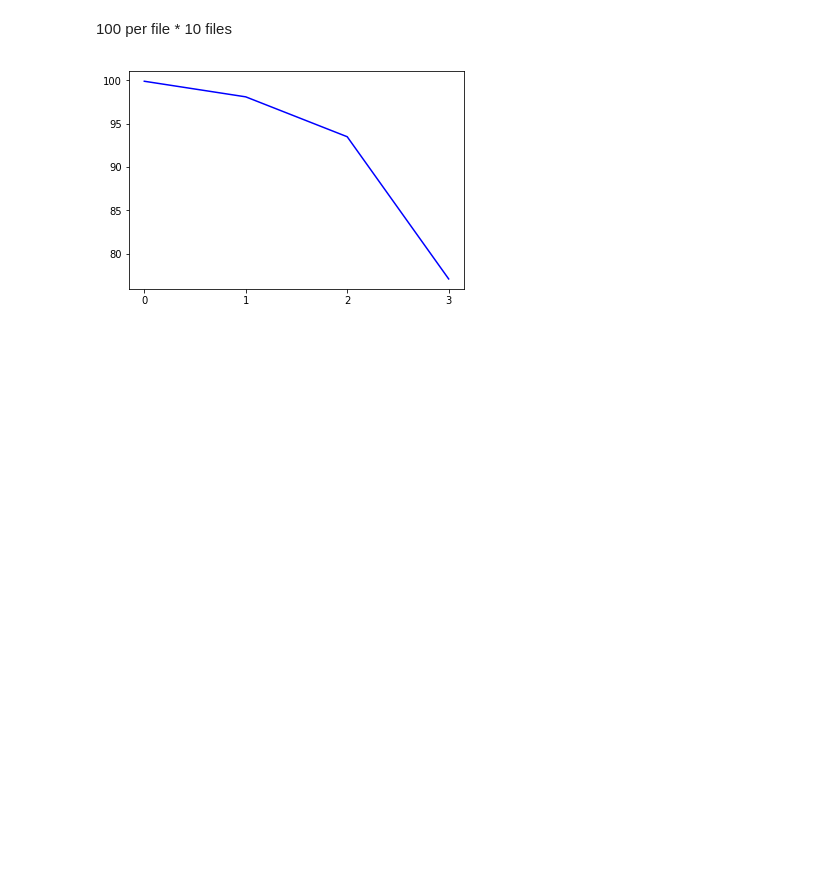
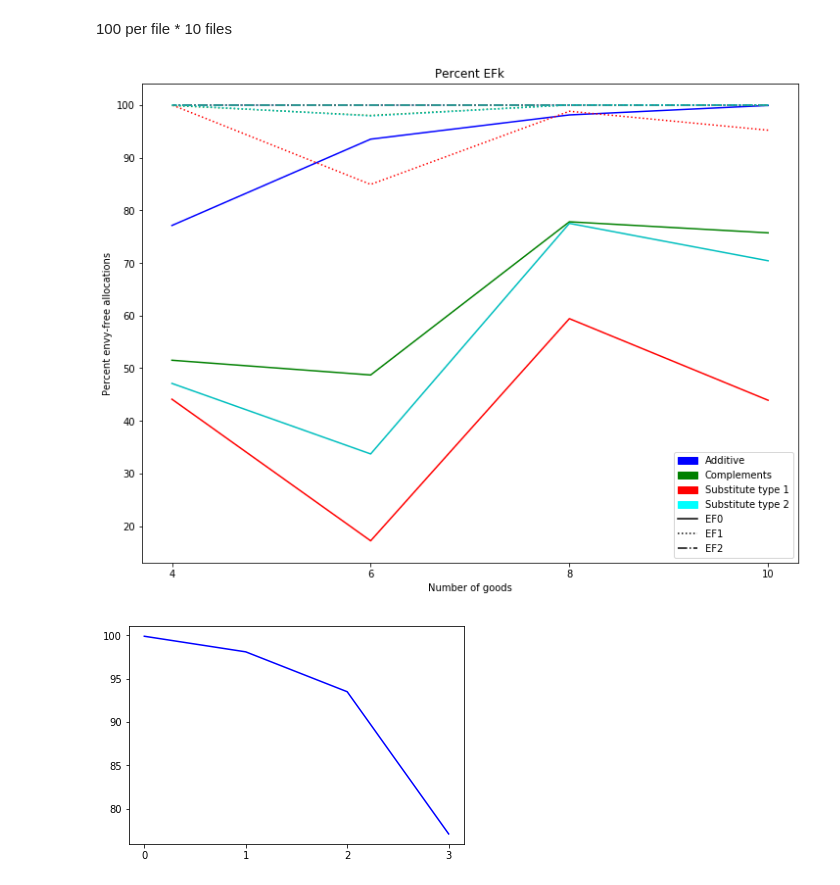
Before and after one commit to shailr/ef-alloc-experiments, a Jupyter notebook: EF_analysis.ipynb, the cells around one changed output. Cells and saved outputs as stored; diff of their text form; code cells hidden in the pictures; blank space fills up the shorter version.

```diff
--- a/EF_analysis.ipynb
+++ b/EF_analysis.ipynb
@@ -31,6 +33,21 @@ dir_uv_r8_u2 = "/home/shail/work/UIC/ef-alloc-experiments/nash_allocs_random_uv_
 
 dir_u = [dir_u_r10_u2, dir_u_r8_u2, dir_u_r6_u2, dir_u_r4_u2]
 dir_uv = [dir_uv_r10_u2, dir_uv_r8_u2, dir_uv_r6_u2, dir_uv_r4_u2]
+# %%
+dir_us1_r10_u2 = "/home/shail/work/UIC/ef-alloc-experiments/nash_allocs_random_us1_r10_u2/"
+dir_us2_r10_u2 = "/home/shail/work/UIC/ef-alloc-experiments/nash_allocs_random_us2_r10_u2/"
+
+dir_us1_r8_u2 = "/home/shail/work/UIC/ef-alloc-experiments/nash_allocs_random_us1_r8_u2/"
+dir_us2_r8_u2 = "/home/shail/work/UIC/ef-alloc-experiments/nash_allocs_random_us2_r8_u2/"
+
+dir_us1_r6_u2 = "/home/shail/work/UIC/ef-alloc-experiments/nash_allocs_random_us1_r6_u2/"
+dir_us2_r6_u2 = "/home/shail/work/UIC/ef-alloc-experiments/nash_allocs_random_us2_r6_u2/"
+
+dir_us1_r4_u2 = "/home/shail/work/UIC/ef-alloc-experiments/nash_allocs_random_us1_r4_u2/"
+dir_us2_r4_u2 = "/home/shail/work/UIC/ef-alloc-experiments/nash_allocs_random_us2_r4_u2/"
+
+dir_us1 = [dir_us1_r10_u2, dir_us1_r8_u2, dir_us1_r6_u2, dir_us1_r4_u2]
+dir_us2 = [dir_us2_r10_u2, dir_us2_r8_u2, dir_us2_r6_u2, dir_us2_r4_u2]
 # %%
 # failtemp = np.argwhere(ef1_map==False)[0][0]
 # print(failtemp)
@@ -59,6 +76,41 @@ def plotmatseries(series):
         for j in range(series.shape[2]):
             plt.plot(range(0, len(series[:, i, j]), 1), series[:, i, j], '-')
     plt.show()
+# %%
+plt.figure(random.randint(0, 100), figsize=(12,9))
+xticks = np.array([10, 8, 6, 4])
+yticks = np.array(range(0, 101, 10))
+plt.xticks(xticks)
+plt.yticks(yticks)
+
+plt.plot(xticks, getseries(dir_u, "ef0_percent"), 'b-')
+plt.plot(xticks, getseries(dir_u, "ef1_percent"), 'b:')
+plt.plot(xticks, getseries(dir_u, "ef2_percent"), 'b-.')
+plt.plot(xticks, getseries(dir_uv, "ef0_percent"), 'g-')
+plt.plot(xticks, getseries(dir_uv, "ef1_percent"), 'g:')
+plt.plot(xticks, getseries(dir_uv, "ef2_percent"), 'g-.')
+plt.plot(xticks, getseries(dir_us1, "ef0_percent"), 'r-')
+plt.plot(xticks, getseries(dir_us1, "ef1_percent"), 'r:')
+plt.plot(xticks, getseries(dir_us1, "ef2_percent"), 'r-.')
+plt.plot(xticks, getseries(dir_us2, "ef0_percent"), 'c-')
+plt.plot(xticks, getseries(dir_us2, "ef1_percent"), 'c:')
+plt.plot(xticks, getseries(dir_us2, "ef2_percent"), 'c-.')
+
+add_patch = mpatches.Patch(color='blue', label='Additive')
+comp_patch = mpatches.Patch(color='green', label='Complements')
+sub1_patch = mpatches.Patch(color='red', label='Substitute type 1')
+sub2_patch = mpatches.Patch(color='cyan', label='Substitute type 2')
+ef0_line = mlines.Line2D([], [], color='black', linestyle='-', label='EF0')
+ef1_line = mlines.Line2D([], [], color='black', linestyle=':', label='EF1')
+ef2_line = mlines.Line2D([], [], color='black', linestyle='-.', label='EF2')
+plt.legend(handles=[add_patch, comp_patch, sub1_patch, sub2_patch, ef0_line, ef1_line, ef2_line], loc='best')
+
+plt.title('Percent EFk')
+plt.xlabel('Number of goods')
+plt.ylabel('Percent envy-free allocations')
+plt.show()
+# %% [output]
+[figure, added]
 # %%
 plotseries(getseries(dir_u, "ef0_percent"))
 plotseries(getseries(dir_u, "ef1_percent"))
```
Also changed, not shown: parts of 3 cells of this notebook, 2 other files.
